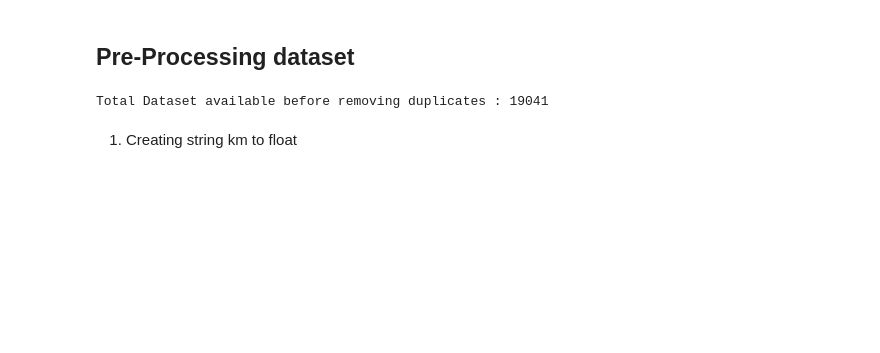
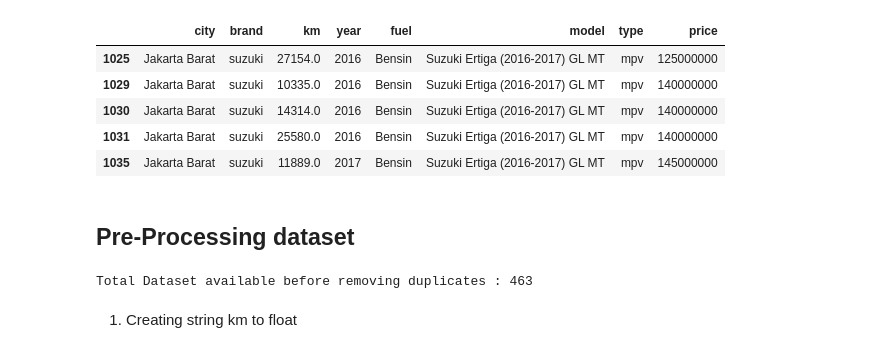
Before and after one commit to ManishSahu53/Car-Price-Range-Pridiction-with-Confidence, a Jupyter notebook: car_selling.ipynb, the cells around one changed output. Saved outputs shown, nothing was run; the diff lists cells and outputs as text; code cells hidden in the pictures; blank space fills up the shorter version.

Commit message:
training on OLX data

```diff
--- a/car_selling.ipynb
+++ b/car_selling.ipynb
@@ -12,6 +12,8 @@ from sklearn.linear_model import LinearRegression
 from sklearn.tree import DecisionTreeRegressor
 from sklearn.ensemble import RandomForestRegressor
 # %%
-path_json = 'oto_car_json.json'
+path_json = 'data/oto_car_json.json'
 # %%
 df = pd.read_json(path_json,lines=True)
+# %%
+df = df[df.model=='Suzuki Ertiga (2016-2017) GL MT']
@@ -17,0 +22,9 @@ df = pd.read_json(path_json,lines=True)
+# %%
+df.head()
+# %% [output]
+|  | city | brand | km | year | fuel | model | type | price |
+| 1025 | Jakarta Barat | suzuki | 27154.0 | 2016 | Bensin | Suzuki Ertiga (2016-2017) GL MT | mpv | 125000000 |
+| 1029 | Jakarta Barat | suzuki | 10335.0 | 2016 | Bensin | Suzuki Ertiga (2016-2017) GL MT | mpv | 140000000 |
+| 1030 | Jakarta Barat | suzuki | 14314.0 | 2016 | Bensin | Suzuki Ertiga (2016-2017) GL MT | mpv | 140000000 |
+| 1031 | Jakarta Barat | suzuki | 25580.0 | 2016 | Bensin | Suzuki Ertiga (2016-2017) GL MT | mpv | 140000000 |
+| 1035 | Jakarta Barat | suzuki | 11889.0 | 2017 | Bensin | Suzuki Ertiga (2016-2017) GL MT | mpv | 145000000 |
@@ -20,6 +35,6 @@ df = pd.read_json(path_json,lines=True)
 # %%
 print('Total Dataset available before removing duplicates : %d' %(len(df)))
 # %% [output]
-Total Dataset available before removing duplicates : 19041
+Total Dataset available before removing duplicates : 463
 # %% [markdown]
 1. Creating string km to float
```
Also changed, not shown: parts of 9 cells of this notebook, 28 other files.
